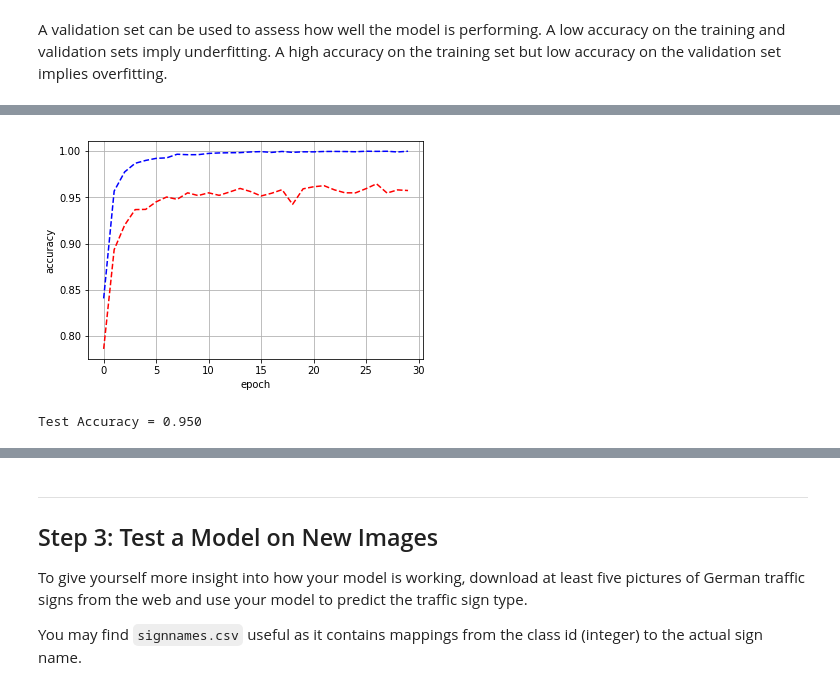
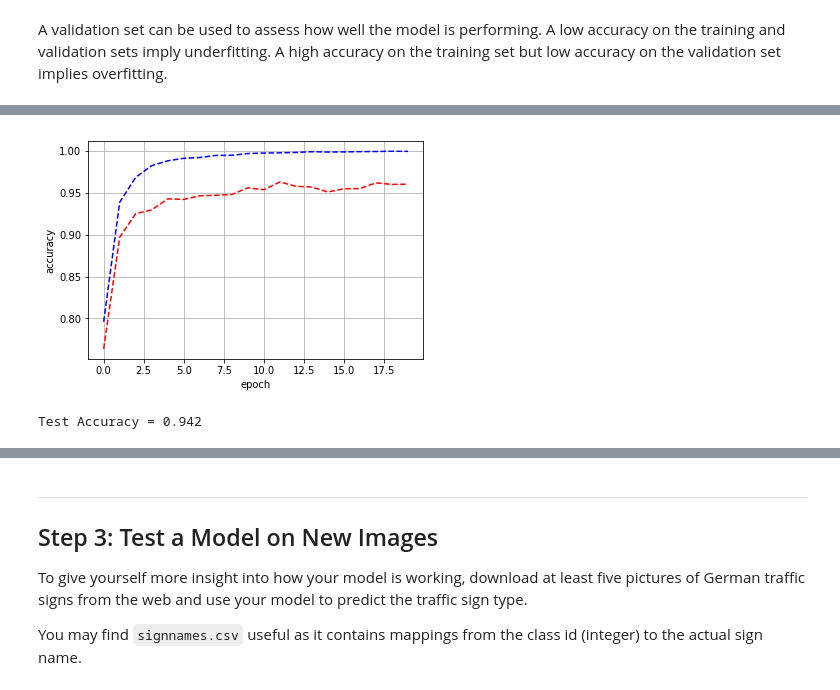
Before and after one commit to GunSik2/CarND-Traffic-Sign-Classifier-Project, a Jupyter notebook: Traffic_Sign_Classifier.ipynb, the cells around one changed output, grey strips where cells are left out. Cells and saved outputs as stored; diff of their text form; code cells hidden in the pictures.

Commit message:
preprocessing added

```diff
--- a/Traffic_Sign_Classifier.ipynb
+++ b/Traffic_Sign_Classifier.ipynb
@@ -216,0 +190,18 @@ showAllLabelImage()
+# %%
+import cv2
+def normalize_simple(X):
+    return (X - 128.) / 128
+
+def local_normalization(image):
+    epsilon = 0.00001
+    return (image-np.mean(image))/(np.std(image)+epsilon)
+
+def grayscale(X):
+    X = cv2.convertScaleAbs(0.299*X[:,:,:,0] + 0.587*X[:,:,:,1] + 0.114*X[:,:,:,2])
+    X = X.reshape(X.shape + (1,))  # Add a single grayscale channel
+    return X
+
+def preprocess(X):
+    X = grayscale(X)
+    X = normalize_simple(X)
+    return X
@@ -221,9 +239,9 @@ showAllLabelImage()
 ## The difference of values effects to the accuracy of trained model after all.
 ## We use 128.
 
-X_train = (oX_train - 128.) / 128
-X_valid = (oX_valid - 128.) / 128
-X_test = (oX_test - 128.) / 128
+X_train = preprocess(oX_train)
+X_valid = preprocess(oX_valid)
+X_test = preprocess(oX_test)
 
 print(type(X_train))
 print_norm_image(0)
@@ -240,7 +258,7 @@ showAllLabelImage()
 
 def LeNet(x, mu=0, sigma=0.05, wider=1):
     # SOLUTION: Layer 1: Convolutional. Input = 32x32x1. Output = 28x28x6.
-    conv1_W = tf.Variable(tf.truncated_normal(shape=(5, 5, 3, 6*wider), mean=mu, stddev=sigma))
+    conv1_W = tf.Variable(tf.truncated_normal(shape=(5, 5, 1, 6*wider), mean=mu, stddev=sigma))
     conv1_b = tf.Variable(tf.zeros(6*wider))
     conv1 = tf.nn.conv2d(x, conv1_W, strides=[1, 1, 1, 1], padding='VALID') + conv1_b
     conv1 = tf.nn.relu(conv1)
@@ -312,7 +330,7 @@ def plot_accuracy(xes, acc_train, acc_valid):
 # hyperparameters
 learning_rate = 0.001
 dropout_keep_prob = 0.6
-EPOCHS = 30
+EPOCHS = 20
 BATCH_SIZE = 128
 mu = 0
 sigma = 0.05
@@ -322,7 +340,7 @@ wider = 2 # twice number of neurons in LENET5
 tf.set_random_seed(777)  # reproducibility
 
 X_train, y_train = shuffle(X_train, y_train)
-x = tf.placeholder(tf.float32, (None, 32, 32, 3))
+x = tf.placeholder(tf.float32, (None, 32, 32, 1))
 y = tf.placeholder(tf.int32, (None))
 one_hot_y = tf.one_hot(y, 43)
 keep_prob = tf.placeholder(tf.float32)
@@ -388,4 +406,4 @@ EPOCH 30  Accuracy(train, validation) = 1.000 , 0.957
 Model saved
-[figure, old version]
+[figure, new version]
-Test Accuracy = 0.950
+Test Accuracy = 0.942
 # %%
```
Also changed, not shown: parts of 9 cells of this notebook, 4 other files.
